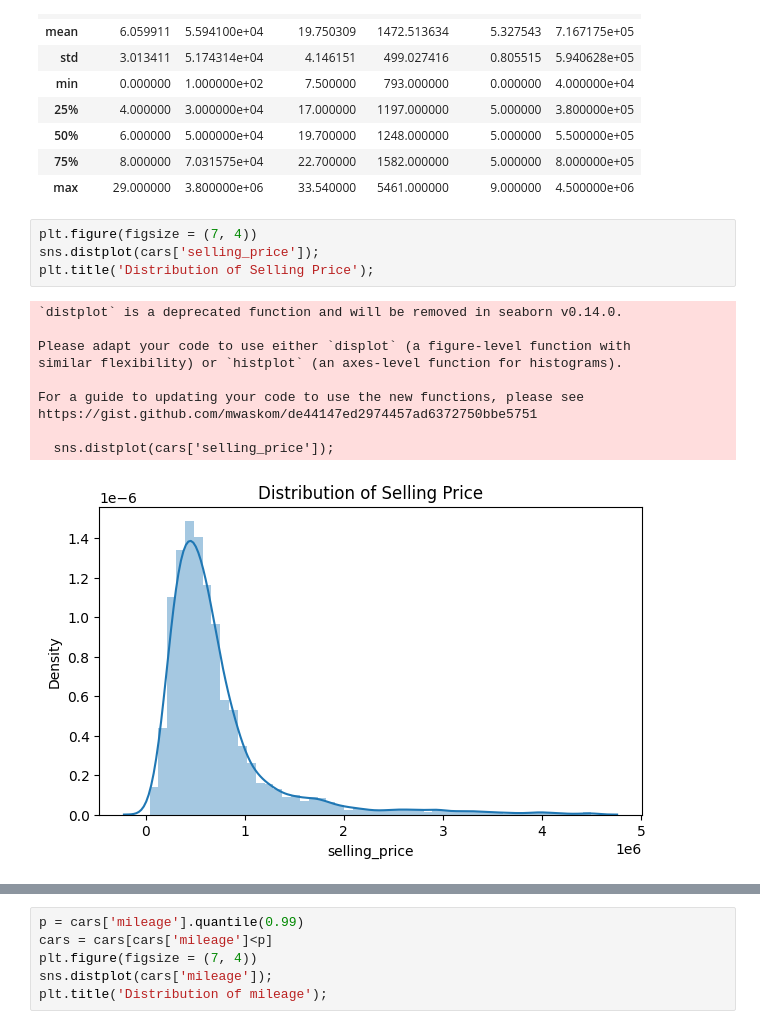
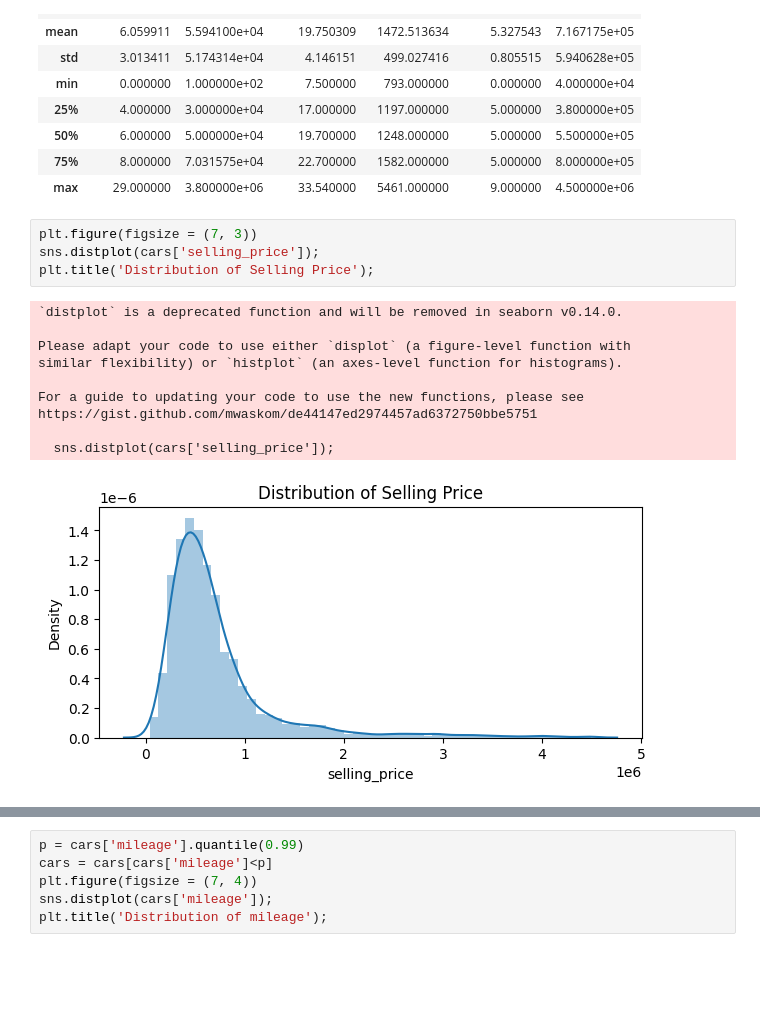
Before and after one commit to ishahmshah1025/IEEE-HACKATHON-Data-Pioneers, a Jupyter notebook: Input__Data_Pioneers_RFR.ipynb, the cells around one changed output, grey strips where cells are left out. Drawn from its saved outputs; the diff is of its cells as text; blank space fills up the shorter version.

```diff
--- a/Input__Data_Pioneers_RFR.ipynb
+++ b/Input__Data_Pioneers_RFR.ipynb
@@ -141,18 +262,18 @@ cars.describe()
 | 75% | 8.000000 | 7.031575e+04 | 22.700000 | 1582.000000 | 5.000000 | 8.000000e+05 |
 | max | 29.000000 | 3.800000e+06 | 33.540000 | 5461.000000 | 9.000000 | 4.500000e+06 |
 # %%
-plt.figure(figsize = (7, 4))
+plt.figure(figsize = (7, 3))
 sns.distplot(cars['selling_price']);
 plt.title('Distribution of Selling Price');
 # %% [output]
 `distplot` is a deprecated function and will be removed in seaborn v0.14.0.
 
 Please adapt your code to use either `displot` (a figure-level function with
 similar flexibility) or `histplot` (an axes-level function for histograms).
 
 For a guide to updating your code to use the new functions, please see
 https://gist.github.com/mwaskom/de44147ed2974457ad6372750bbe5751
 
   sns.distplot(cars['selling_price']);
-[figure, old version]
+[figure, new version]
 # %%
```
Also changed, not shown: parts of 23 cells of this notebook.
